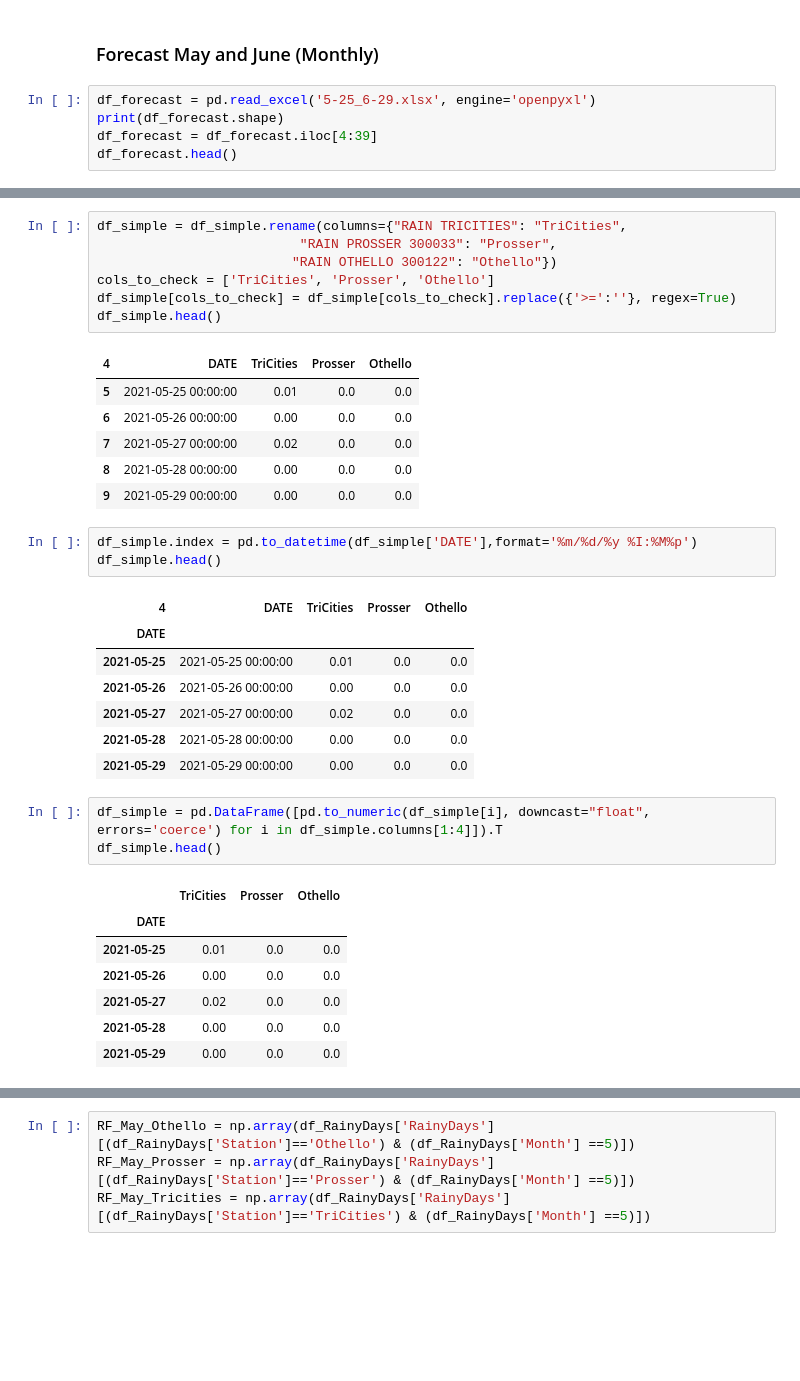
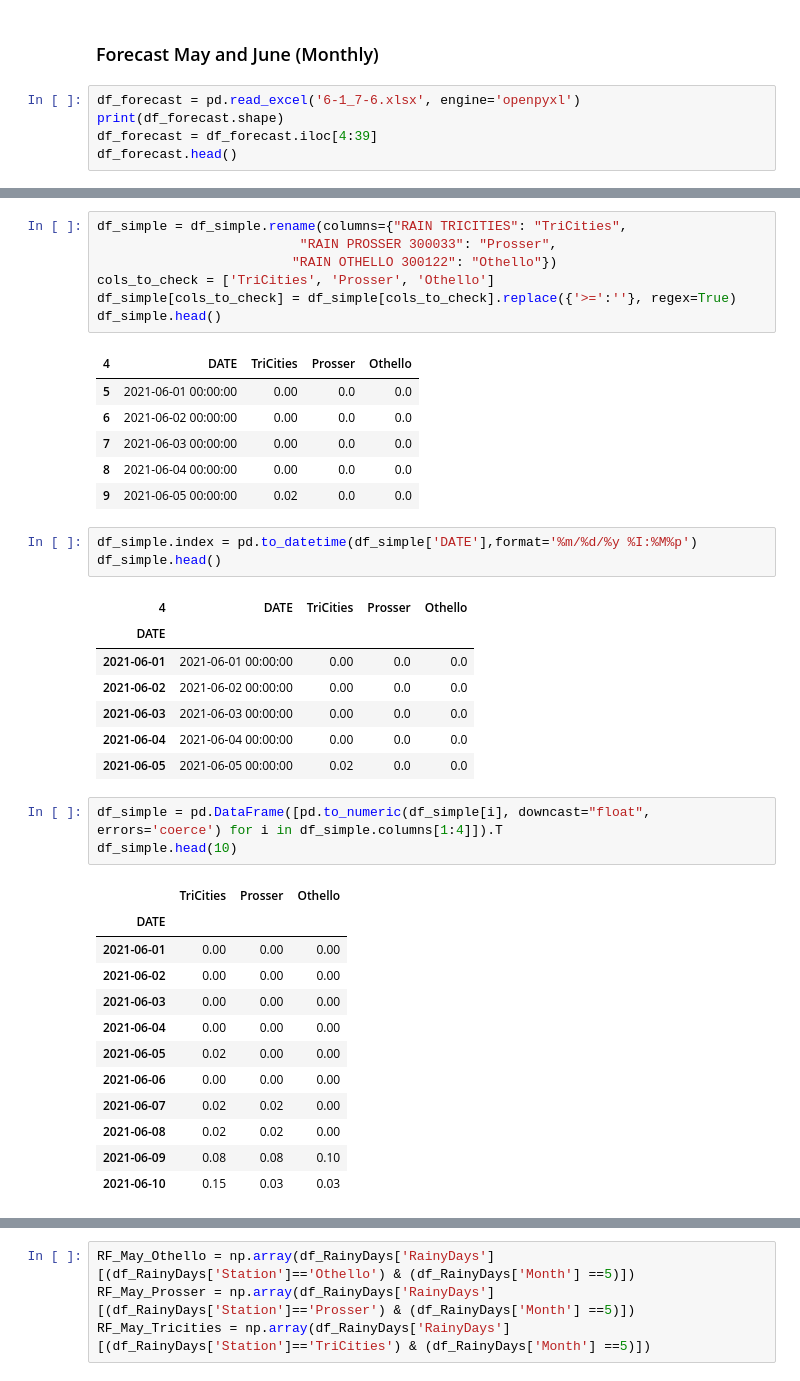
Before and after one commit to d-linnard/LateBlight, a Jupyter notebook: Scripts/Lateblight_2021.ipynb, the cells around one changed output, grey strips where cells are left out. Drawn from its saved outputs; the diff is of its cells as text; blank space fills up the shorter version.

Commit message:
forecasts week 5

```diff
--- a/Scripts/Lateblight_2021.ipynb
+++ b/Scripts/Lateblight_2021.ipynb
@@ -210,7 +210,7 @@ RD_April_Tricities= 0
 # %% [markdown]
 ### Forecast May and June (Monthly)
 # %%
-df_forecast = pd.read_excel('5-25_6-29.xlsx', engine='openpyxl')
+df_forecast = pd.read_excel('6-1_7-6.xlsx', engine='openpyxl')
 print(df_forecast.shape)
 df_forecast = df_forecast.iloc[4:39]
 df_forecast.head()
@@ -252,31 +252,36 @@ df_simple[cols_to_check] = df_simple[cols_to_check].replace({'>=':''}, regex=Tru
 df_simple.head()
 # %% [output]
 | 4 | DATE | TriCities | Prosser | Othello |
-| 5 | 2021-05-25 00:00:00 | 0.01 | 0.0 | 0.0 |
-| 6 | 2021-05-26 00:00:00 | 0.00 | 0.0 | 0.0 |
-| 7 | 2021-05-27 00:00:00 | 0.02 | 0.0 | 0.0 |
-| 8 | 2021-05-28 00:00:00 | 0.00 | 0.0 | 0.0 |
-| 9 | 2021-05-29 00:00:00 | 0.00 | 0.0 | 0.0 |
+| 5 | 2021-06-01 00:00:00 | 0.00 | 0.0 | 0.0 |
+| 6 | 2021-06-02 00:00:00 | 0.00 | 0.0 | 0.0 |
+| 7 | 2021-06-03 00:00:00 | 0.00 | 0.0 | 0.0 |
+| 8 | 2021-06-04 00:00:00 | 0.00 | 0.0 | 0.0 |
+| 9 | 2021-06-05 00:00:00 | 0.02 | 0.0 | 0.0 |
 # %%
 df_simple.index = pd.to_datetime(df_simple['DATE'],format='%m/%d/%y %I:%M%p')
 df_simple.head()
 # %% [output]
 | 4 | DATE | TriCities | Prosser | Othello |
 | DATE |  |  |  |  |
-| 2021-05-25 | 2021-05-25 00:00:00 | 0.01 | 0.0 | 0.0 |
-| 2021-05-26 | 2021-05-26 00:00:00 | 0.00 | 0.0 | 0.0 |
-| 2021-05-27 | 2021-05-27 00:00:00 | 0.02 | 0.0 | 0.0 |
-| 2021-05-28 | 2021-05-28 00:00:00 | 0.00 | 0.0 | 0.0 |
-| 2021-05-29 | 2021-05-29 00:00:00 | 0.00 | 0.0 | 0.0 |
+| 2021-06-01 | 2021-06-01 00:00:00 | 0.00 | 0.0 | 0.0 |
+| 2021-06-02 | 2021-06-02 00:00:00 | 0.00 | 0.0 | 0.0 |
+| 2021-06-03 | 2021-06-03 00:00:00 | 0.00 | 0.0 | 0.0 |
+| 2021-06-04 | 2021-06-04 00:00:00 | 0.00 | 0.0 | 0.0 |
+| 2021-06-05 | 2021-06-05 00:00:00 | 0.02 | 0.0 | 0.0 |
 # %%
 df_simple = pd.DataFrame([pd.to_numeric(df_simple[i], downcast="float", errors='coerce') for i in df_simple.columns[1:4]]).T
-df_simple.head()
+df_simple.head(10)
 # %% [output]
 |  | TriCities | Prosser | Othello |
 | DATE |  |  |  |
-| 2021-05-25 | 0.01 | 0.0 | 0.0 |
-| 2021-05-26 | 0.00 | 0.0 | 0.0 |
-| 2021-05-27 | 0.02 | 0.0 | 0.0 |
-| 2021-05-28 | 0.00 | 0.0 | 0.0 |
-| 2021-05-29 | 0.00 | 0.0 | 0.0 |
+| 2021-06-01 | 0.00 | 0.00 | 0.00 |
+| 2021-06-02 | 0.00 | 0.00 | 0.00 |
+| 2021-06-03 | 0.00 | 0.00 | 0.00 |
+| 2021-06-04 | 0.00 | 0.00 | 0.00 |
+| 2021-06-05 | 0.02 | 0.00 | 0.00 |
+| 2021-06-06 | 0.00 | 0.00 | 0.00 |
+| 2021-06-07 | 0.02 | 0.02 | 0.00 |
+| 2021-06-08 | 0.02 | 0.02 | 0.00 |
+| 2021-06-09 | 0.08 | 0.08 | 0.10 |
+| 2021-06-10 | 0.15 | 0.03 | 0.03 |
 # %%
```
Also changed, not shown: parts of 14 cells of this notebook, 5 other files.
